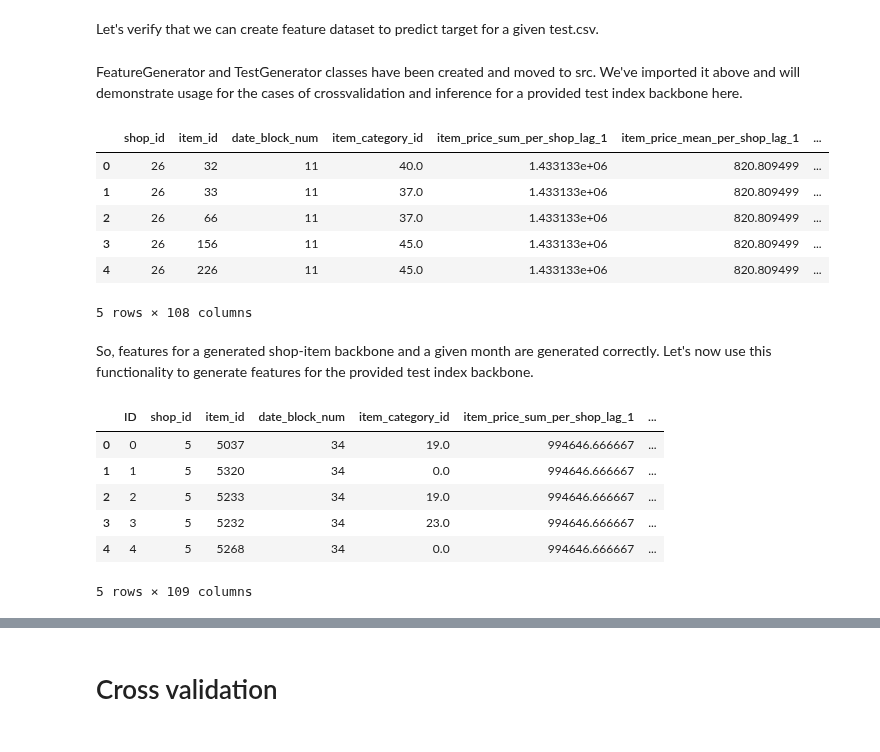
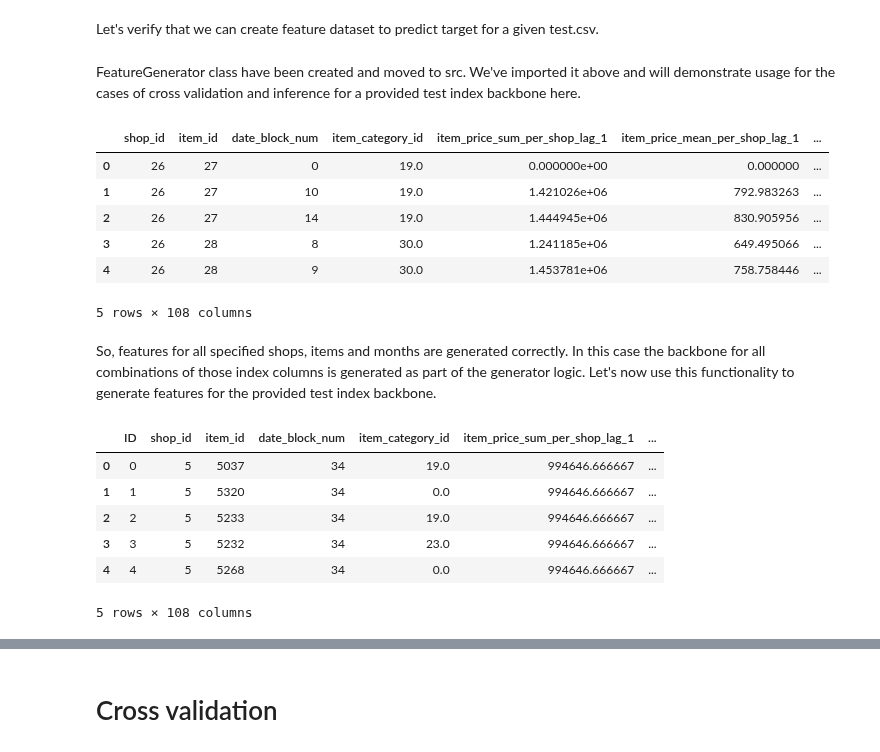
Before and after one commit to igor-cheb/retail_sales_prediction, a Jupyter notebook: ETL.ipynb, the cells around one changed output, grey strips where cells are left out. Cells and saved outputs as stored; diff of their text form; code cells hidden in the pictures.

Commit message:
ETL FeatureGenerator cells updated

```diff
--- a/ETL.ipynb
+++ b/ETL.ipynb
@@ -175,23 +174,23 @@ So we've created a dataset where for every month we have some descriptive featur
 # %% [markdown]
 Let's verify that we can create feature dataset to predict target for a given test.csv.
 # %% [markdown]
-FeatureGenerator and TestGenerator classes have been created and moved to src. We've imported it above and will demonstrate usage for the cases of crossvalidation and inference for a provided test index backbone here.
+FeatureGenerator class have been created and moved to src. We've imported it above and will demonstrate usage for the cases of cross validation and inference for a provided test index backbone here.
-# %%
-feat_generator = FeatureGenerator(target_months=[11])
-
-# suppose we want to make 11 the target month, i.e. the month we predict to
-test_features_df = feat_generator.generate_features()
-test_features_df.head()
-# %% [output]
-|  | shop_id | item_id | date_block_num | item_category_id | item_price_sum_per_shop_lag_1 | item_price_mean_per_shop_lag_1 | ... |
-| 0 | 26 | 32 | 11 | 40.0 | 1.433133e+06 | 820.809499 | ... |
-| 1 | 26 | 33 | 11 | 37.0 | 1.433133e+06 | 820.809499 | ... |
-| 2 | 26 | 66 | 11 | 37.0 | 1.433133e+06 | 820.809499 | ... |
-| 3 | 26 | 156 | 11 | 45.0 | 1.433133e+06 | 820.809499 | ... |
-| 4 | 26 | 226 | 11 | 45.0 | 1.433133e+06 | 820.809499 | ... |
-5 rows × 108 columns
+# %%
+# Here we are generating features dataset for all shops, itmes and months specified in COLS_MIN_MAX in settings.
+feat_generator = FeatureGenerator()
+
+test_features_df = feat_generator.generate_features()
+test_features_df.head()
+# %% [output]
+|  | shop_id | item_id | date_block_num | item_category_id | item_price_sum_per_shop_lag_1 | item_price_mean_per_shop_lag_1 | ... |
+| 0 | 26 | 27 | 0 | 19.0 | 0.000000e+00 | 0.000000 | ... |
+| 1 | 26 | 27 | 10 | 19.0 | 1.421026e+06 | 792.983263 | ... |
+| 2 | 26 | 27 | 14 | 19.0 | 1.444945e+06 | 830.905956 | ... |
+| 3 | 26 | 28 | 8 | 30.0 | 1.241185e+06 | 649.495066 | ... |
+| 4 | 26 | 28 | 9 | 30.0 | 1.453781e+06 | 758.758446 | ... |
+5 rows × 108 columns
 # %% [markdown]
-So, features for a generated shop-item backbone and a given month are generated correctly. Let's now use this functionality
+So, features for all specified shops, items and months are generated correctly. In this case the backbone for all combinations of those index columns is generated as part of the generator logic. Let's now use this functionality
 to generate features for the provided test index backbone.
 # %%
 # we are told that the test month is November, so following the last one in the train set, so 34-th
@@ -199,7 +198,7 @@ test_month_num = 34
 
 # test_backbone in this case is the provided test dataset itself
 test_backbone = pd.read_csv(RAW_PATH + 'test.csv')
-test_backbone['date_block_num'] = 34
+test_backbone['date_block_num'] = test_month_num
 feat_generator = FeatureGenerator()
 test_features_df = feat_generator.add_features_to_backbone(test_backbone=test_backbone, target_month=test_month_num)
 test_features_df.head()
@@ -210,4 +209,4 @@ test_features_df.head()
 | 2 | 2 | 5 | 5233 | 34 | 19.0 | 994646.666667 | ... |
 | 3 | 3 | 5 | 5232 | 34 | 23.0 | 994646.666667 | ... |
 | 4 | 4 | 5 | 5268 | 34 | 0.0 | 994646.666667 | ... |
-5 rows × 109 columns
+5 rows × 108 columns
```
Also changed, not shown: parts of 6 cells of this notebook, 3 other files.
